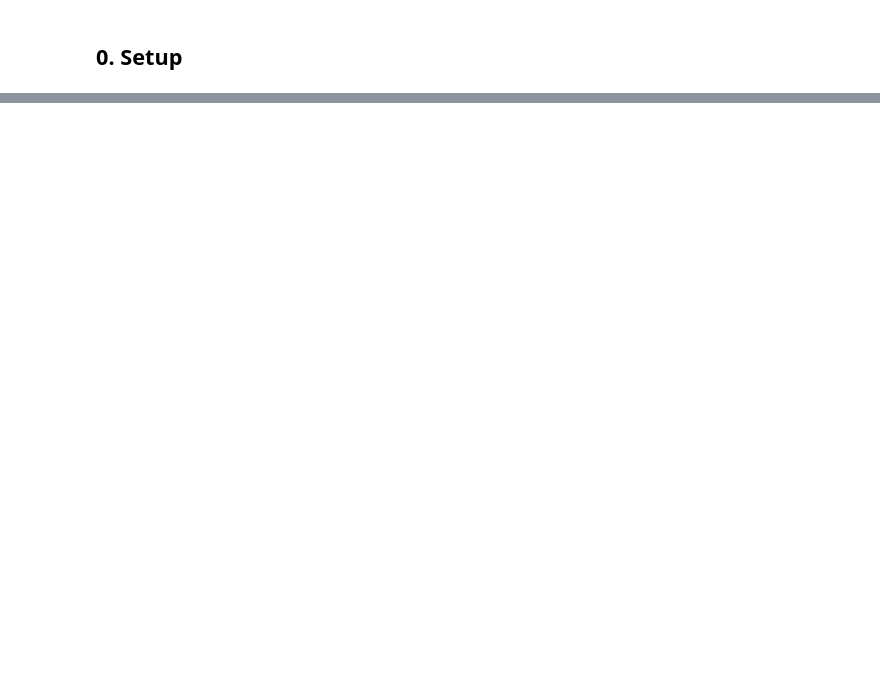
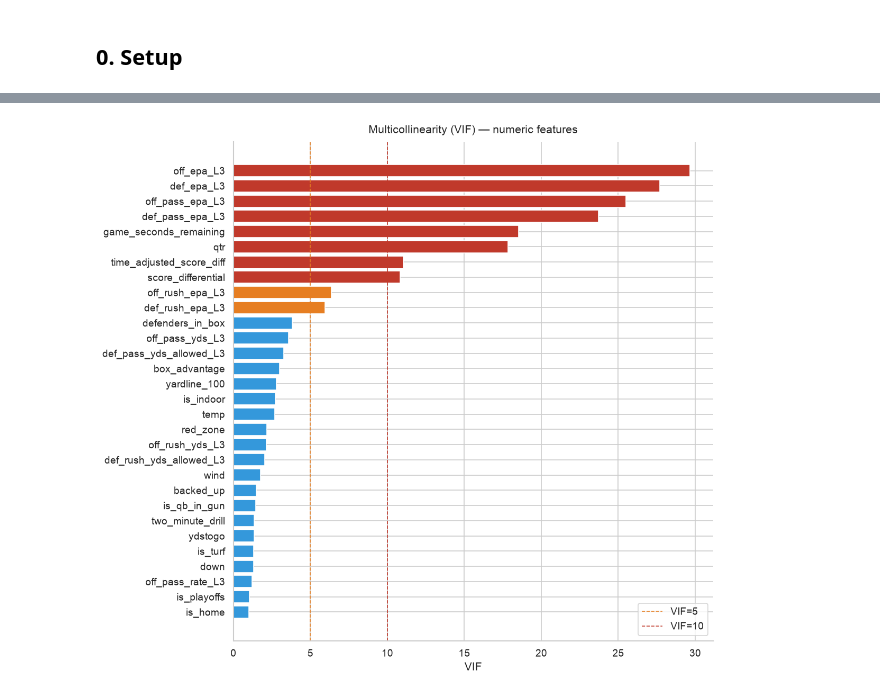
Before and after one commit to cyrusnavasca/nfl-play-intelligence, a Jupyter notebook: notebooks/02_feature_selection.ipynb, the cells around one changed output, grey strips where cells are left out. Drawn from its saved outputs; the diff is of its cells as text; code cells hidden in the pictures; blank space fills up the shorter version.

```diff
--- a/notebooks/02_feature_selection.ipynb
+++ b/notebooks/02_feature_selection.ipynb
@@ -447,0 +99,11 @@ print("    game-theory feature (teams run when opponent expects pass and vice ve
+# %%
+# Numeric feature matrix (median-imputed for the multivariate tests below).
+# Screening only — median imputation here does not touch the modeling pipeline.
+# astype(float) collapses any nullable extension dtypes to a plain numpy
+# float matrix (statsmodels/sklearn need .values to be a numeric ndarray).
+X_num = df[ALL_NUMERIC].apply(pd.to_numeric, errors="coerce").astype("float64")
+na_frac = X_num.isna().mean().sort_values(ascending=False)
+print("Numeric NaN fraction (top 10):")
+print(na_frac.head(10).to_string())
+
+X_num_imp = X_num.fillna(X_num.median())
@@ -447,0 +162,30 @@ print("    game-theory feature (teams run when opponent expects pass and vice ve
+# %%
+from statsmodels.stats.outliers_influence import variance_inflation_factor
+from statsmodels.tools.tools import add_constant
+
+# VIF on standardized, imputed numeric matrix (constant added for the intercept).
+X_vif = add_constant(X_num_imp, has_constant="add")
+vif = pd.DataFrame({
+    "feature": X_vif.columns,
+    "VIF": [variance_inflation_factor(X_vif.values, i) for i in range(X_vif.shape[1])],
+})
+vif = vif[vif["feature"] != "const"].sort_values("VIF", ascending=False).reset_index(drop=True)
+
+def vif_flag(v):
+    return "severe (>10)" if v > 10 else "moderate (>5)" if v > 5 else "ok"
+
+vif["flag"] = vif["VIF"].apply(vif_flag)
+# %%
+fig, ax = plt.subplots(figsize=(10, 9))
+colors = vif["VIF"].apply(lambda v: "#c0392b" if v > 10 else "#e67e22" if v > 5 else "#3498db")
+ax.barh(vif["feature"], vif["VIF"], color=colors)
+ax.axvline(5, ls="--", c="#e67e22", lw=1, label="VIF=5")
+ax.axvline(10, ls="--", c="#c0392b", lw=1, label="VIF=10")
+ax.invert_yaxis()
+ax.set_xlabel("VIF")
+ax.set_title("Multicollinearity (VIF) — numeric features", pad=10)
+ax.legend()
+plt.tight_layout()
+plt.show()
+# %% [output]
+[figure, added]
```
Also changed, not shown: parts of 33 cells of this notebook, 9 other files.
